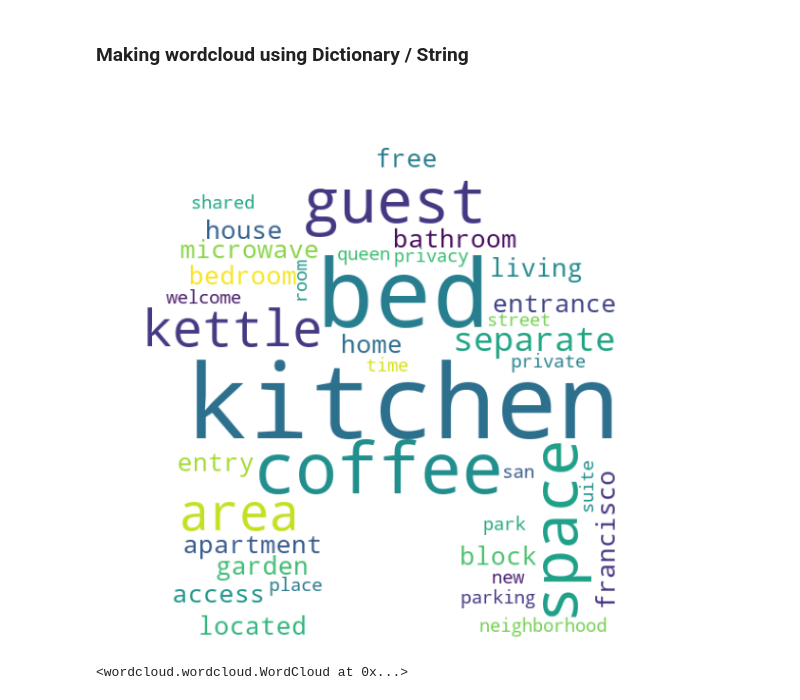
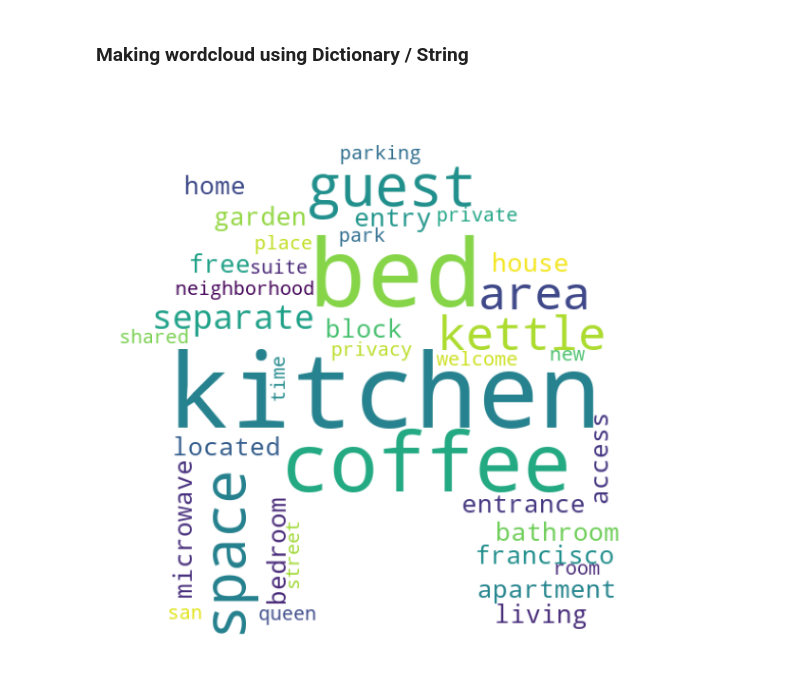
Before and after one commit to pavleen14/WordCloud-In-Python, a Jupyter notebook: WordCloud.ipynb, the cells around one changed output. Cells and saved outputs as stored; diff of their text form; code cells hidden in the pictures.

```diff
--- a/WordCloud.ipynb
+++ b/WordCloud.ipynb
@@ -90,10 +84,8 @@ def generate_wordcloud_white(words, mask):
     plt.show()
 # %%
 generate_wordcloud_white(words, mask)
-wc.to_file('output4.png')
 # %% [output]
-[figure, old version]
+[figure, new version]
-<wordcloud.wordcloud.WordCloud at 0x...>
 # %%
 def generate_wordcloud_black(words, mask):
     word_cloud = WordCloud(width = 512, height = 512, background_color='black', stopwords=STOPWORDS, mask=mask).generate(words)
```
Also changed, not shown: parts of 7 cells of this notebook, 7 other files.
